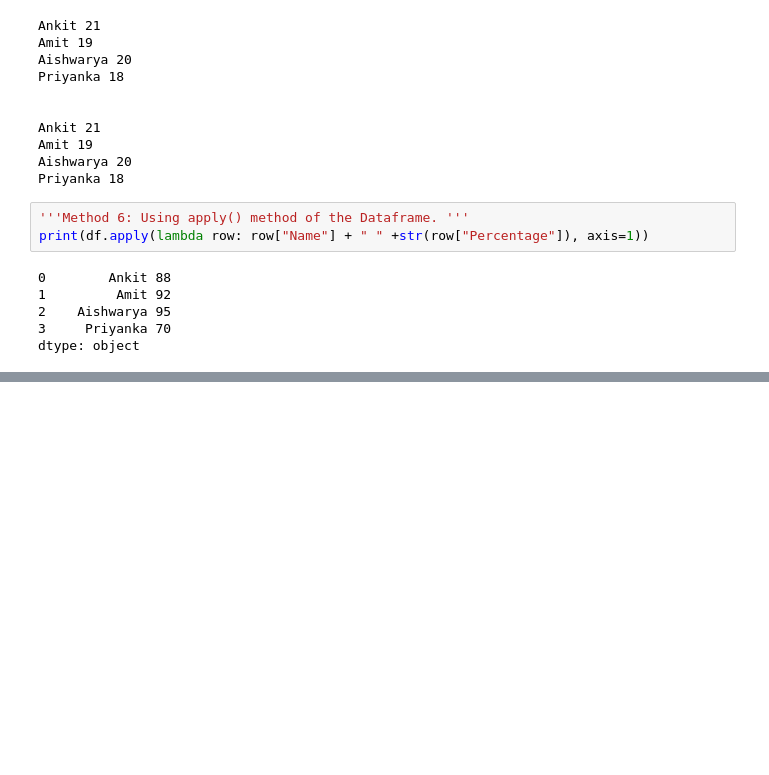
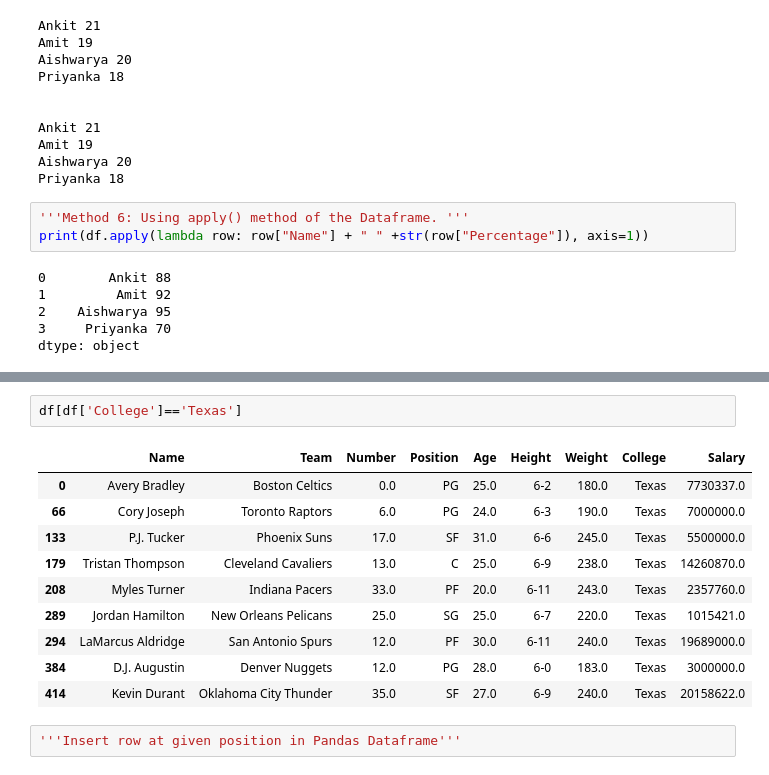
Before and after one commit to SHIVRAJSHINDE/Eda-FeatureEngineering, a Jupyter notebook: EDA/Assignment/PPTassignment-2/PandasPractice.ipynb, the cells around one changed output, grey strips where cells are left out. Cells and saved outputs as stored; diff of their text form; blank space fills up the shorter version.

```diff
--- a/EDA/Assignment/PPTassignment-2/PandasPractice.ipynb
+++ b/EDA/Assignment/PPTassignment-2/PandasPractice.ipynb
@@ -557,0 +873,15 @@ dtype: object
+# %%
+df[df['College']=='Texas']
+# %% [output]
+|  | Name | Team | Number | Position | Age | Height | Weight | College | Salary |
+| 0 | Avery Bradley | Boston Celtics | 0.0 | PG | 25.0 | 6-2 | 180.0 | Texas | 7730337.0 |
+| 66 | Cory Joseph | Toronto Raptors | 6.0 | PG | 24.0 | 6-3 | 190.0 | Texas | 7000000.0 |
+| 133 | P.J. Tucker | Phoenix Suns | 17.0 | SF | 31.0 | 6-6 | 245.0 | Texas | 5500000.0 |
+| 179 | Tristan Thompson | Cleveland Cavaliers | 13.0 | C | 25.0 | 6-9 | 238.0 | Texas | 14260870.0 |
+| 208 | Myles Turner | Indiana Pacers | 33.0 | PF | 20.0 | 6-11 | 243.0 | Texas | 2357760.0 |
+| 289 | Jordan Hamilton | New Orleans Pelicans | 25.0 | SG | 25.0 | 6-7 | 220.0 | Texas | 1015421.0 |
+| 294 | LaMarcus Aldridge | San Antonio Spurs | 12.0 | PF | 30.0 | 6-11 | 240.0 | Texas | 19689000.0 |
+| 384 | D.J. Augustin | Denver Nuggets | 12.0 | PG | 28.0 | 6-0 | 183.0 | Texas | 3000000.0 |
+| 414 | Kevin Durant | Oklahoma City Thunder | 35.0 | SF | 27.0 | 6-9 | 240.0 | Texas | 20158622.0 |
+# %%
+'''Insert row at given position in Pandas Dataframe'''
```
Also changed, not shown: parts of 34 cells of this notebook.
